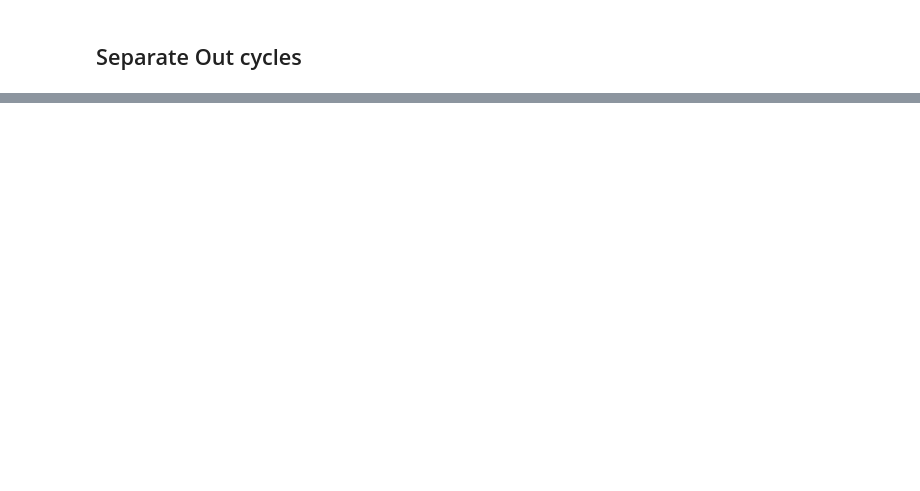
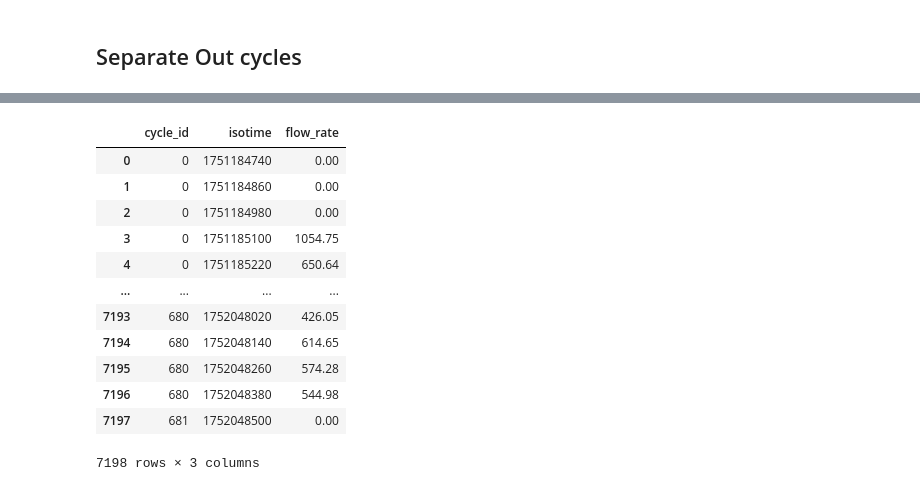
Before and after one commit to Mubashir22009/Plunger_data_code, a Jupyter notebook: teting/parsing.ipynb, the cells around one changed output, grey strips where cells are left out. Cells and saved outputs as stored; diff of their text form; code cells hidden in the pictures; blank space fills up the shorter version.

```diff
--- a/teting/parsing.ipynb
+++ b/teting/parsing.ipynb
@@ -129,0 +149,18 @@ def create_cycles_df():
+# %%
+import pandas as pd
+df = pd.DataFrame(files['Sales Meter Flow Rate (MCF_Day).csv'], columns=['cycle_id', 'isotime', 'flow_rate'])
+df
+# %% [output]
+|  | cycle_id | isotime | flow_rate |
+| 0 | 0 | 1751184740 | 0.00 |
+| 1 | 0 | 1751184860 | 0.00 |
+| 2 | 0 | 1751184980 | 0.00 |
+| 3 | 0 | 1751185100 | 1054.75 |
+| 4 | 0 | 1751185220 | 650.64 |
+| ... | ... | ... | ... |
+| 7193 | 680 | 1752048020 | 426.05 |
+| 7194 | 680 | 1752048140 | 614.65 |
+| 7195 | 680 | 1752048260 | 574.28 |
+| 7196 | 680 | 1752048380 | 544.98 |
+| 7197 | 681 | 1752048500 | 0.00 |
+7198 rows × 3 columns
```
Also changed, not shown: parts of 5 cells of this notebook.
